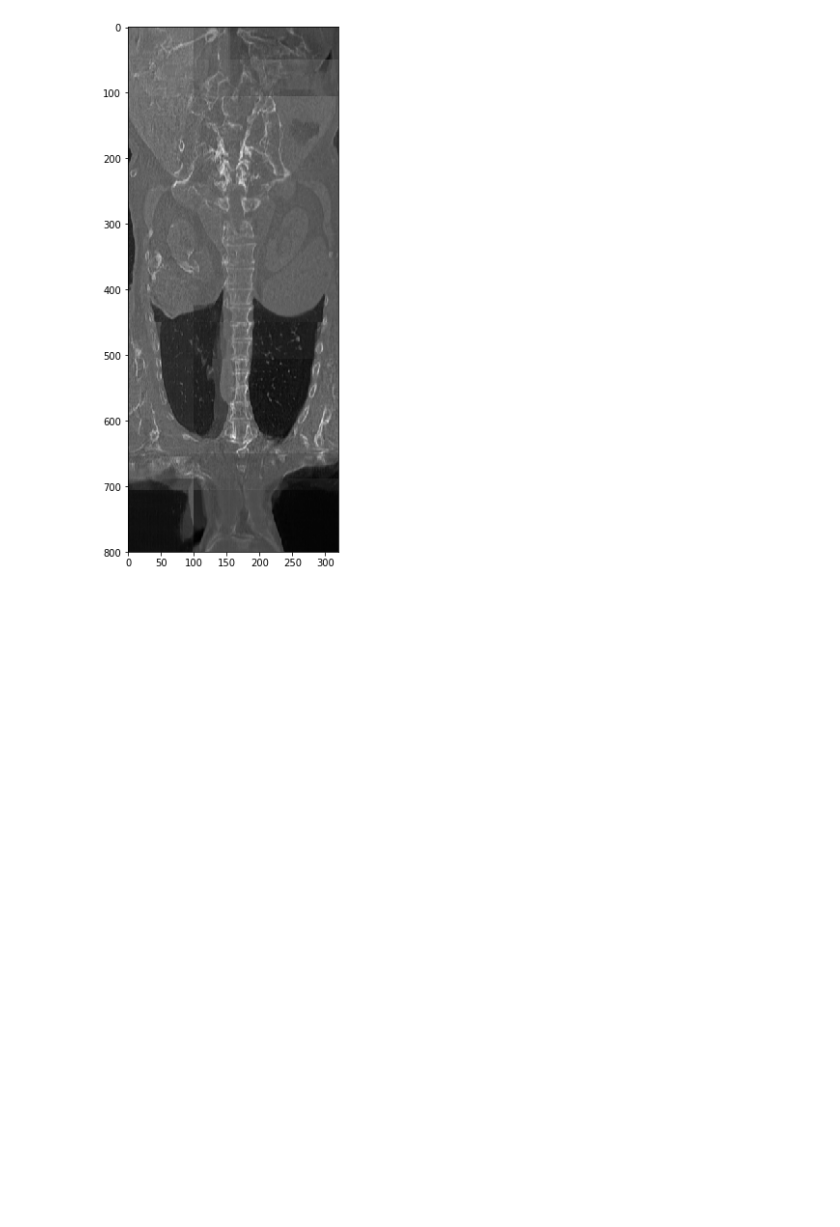
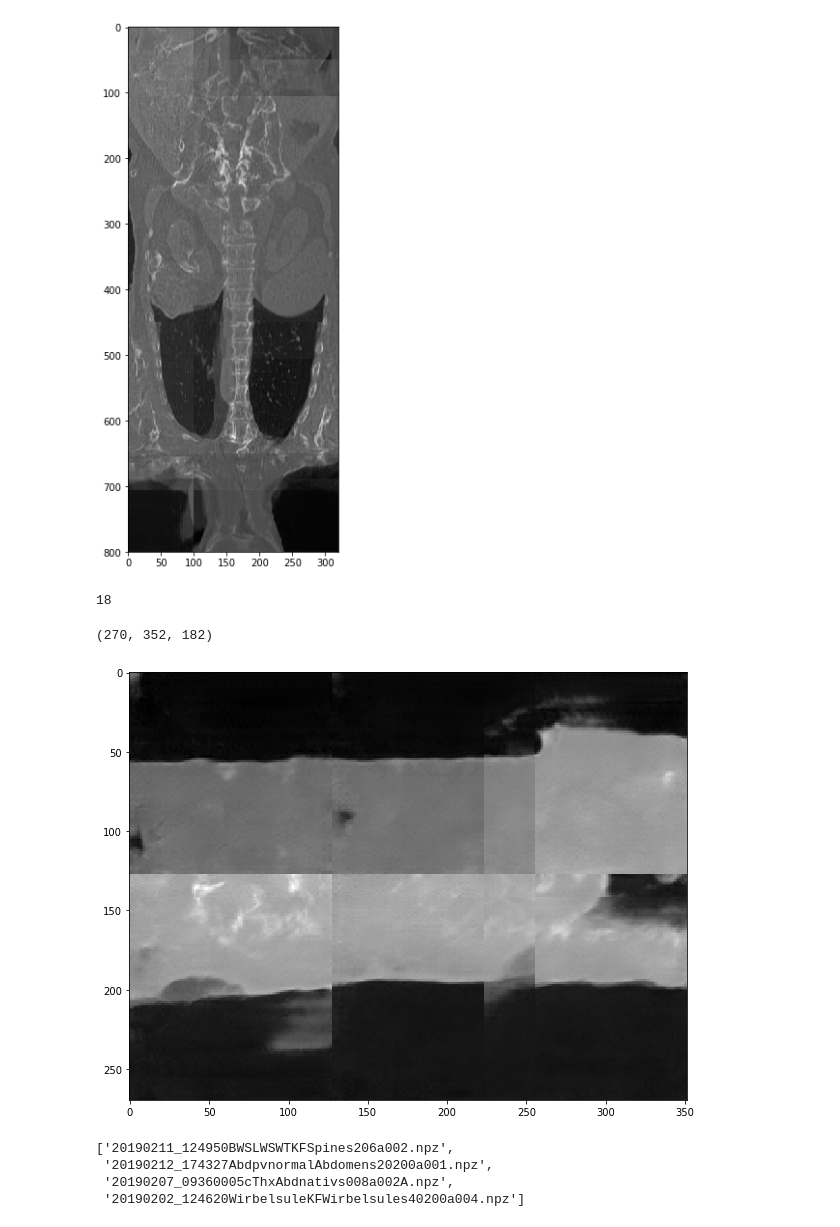
Before and after one commit to momenator/CycleGAN, a Jupyter notebook: Playground.ipynb, the cells around one changed output. Cells and saved outputs as stored; diff of their text form; code cells hidden in the pictures; blank space fills up the shorter version.

```diff
--- a/Playground.ipynb
+++ b/Playground.ipynb
@@ -49,3 +50,23 @@ fake_scan.shape
 display(fake_scan, 60)
 # %% [output]
 [figure]
+# %%
+len(os.listdir('./results/ct_mr_nrad_2'))
+# %% [output]
+18
+# %%
+fake_scan = np.load('./results/ct_mr_nrad_2/20190202_124620WirbelsuleKFWirbelsules40200a004.npz')['data']
+fake_scan.shape
+# %% [output]
+(270, 352, 182)
+# %%
+display(fake_scan, 34)
+# %% [output]
+[figure, added]
+# %%
+os.listdir('./datasets/ct_mr_nrad/testB/')
+# %% [output]
+['20190211_124950BWSLWSWTKFSpines206a002.npz',
+ '20190212_174327AbdpvnormalAbdomens20200a001.npz',
+ '20190207_09360005cThxAbdnativs008a002A.npz',
+ '20190202_124620WirbelsuleKFWirbelsules40200a004.npz']
```
Also changed, not shown: parts of 5 cells of this notebook, 5 other files.
